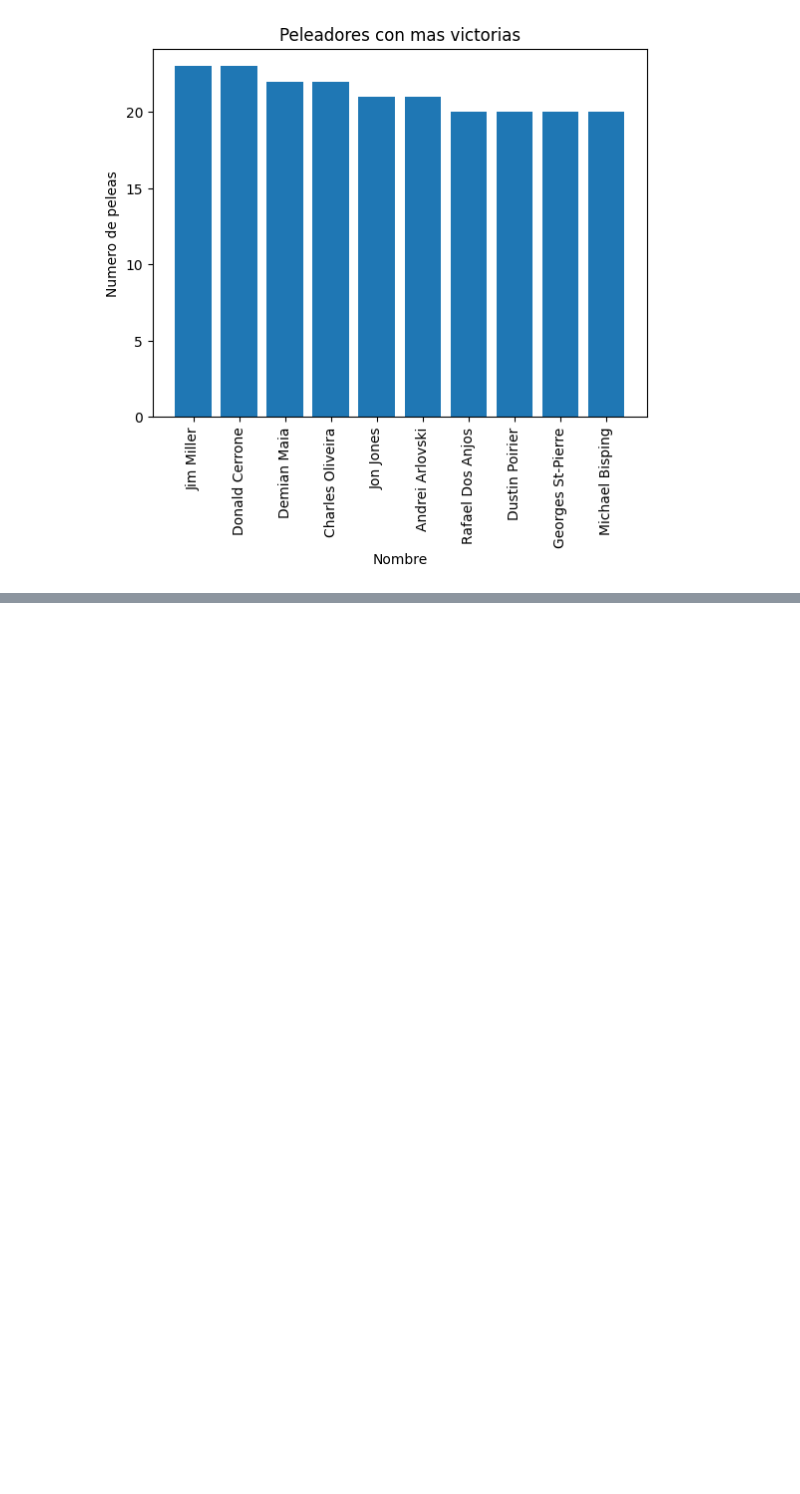
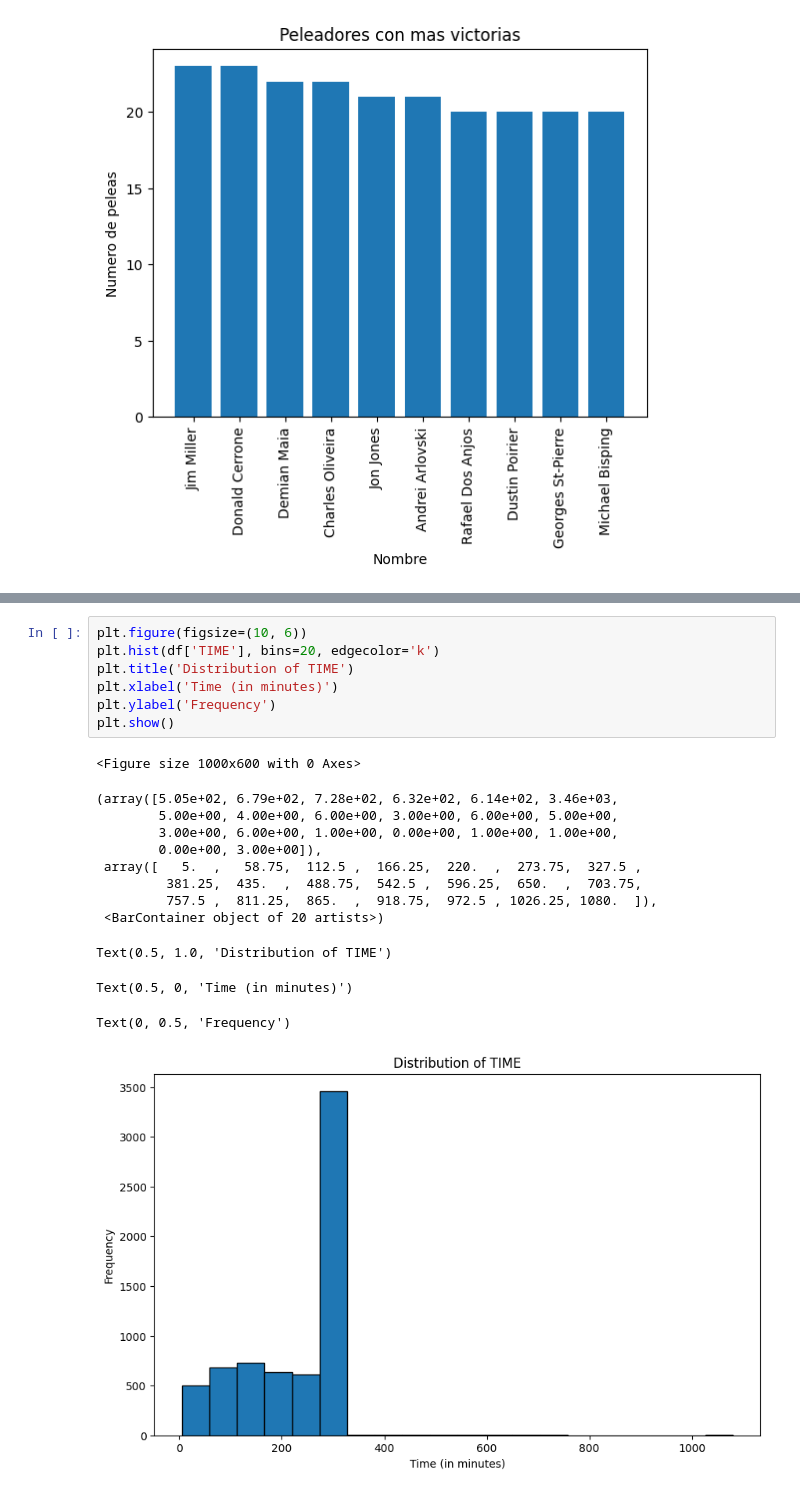
Before and after one commit to YaotecatlMtz/analisisUFC, a Jupyter notebook: primeraEntregaProyecto.ipynb, the cells around one changed output, grey strips where cells are left out. Saved outputs shown, nothing was run; the diff lists cells and outputs as text; blank space fills up the shorter version.

```diff
--- a/primeraEntregaProyecto.ipynb
+++ b/primeraEntregaProyecto.ipynb
@@ -802,0 +893,21 @@ Text(0.5, 1.0, 'Peleadores con mas victorias')
+# %%
+plt.figure(figsize=(10, 6))
+plt.hist(df['TIME'], bins=20, edgecolor='k')
+plt.title('Distribution of TIME')
+plt.xlabel('Time (in minutes)')
+plt.ylabel('Frequency')
+plt.show()
+# %% [output]
+<Figure size 1000x600 with 0 Axes>
+(array([5.05e+02, 6.79e+02, 7.28e+02, 6.32e+02, 6.14e+02, 3.46e+03,
+        5.00e+00, 4.00e+00, 6.00e+00, 3.00e+00, 6.00e+00, 5.00e+00,
+        3.00e+00, 6.00e+00, 1.00e+00, 0.00e+00, 1.00e+00, 1.00e+00,
+        0.00e+00, 3.00e+00]),
+ array([   5.  ,   58.75,  112.5 ,  166.25,  220.  ,  273.75,  327.5 ,
+         381.25,  435.  ,  488.75,  542.5 ,  596.25,  650.  ,  703.75,
+         757.5 ,  811.25,  865.  ,  918.75,  972.5 , 1026.25, 1080.  ]),
+ <BarContainer object of 20 artists>)
+Text(0.5, 1.0, 'Distribution of TIME')
+Text(0.5, 0, 'Time (in minutes)')
+Text(0, 0.5, 'Frequency')
+[figure, added]
```
Also changed, not shown: parts of 9 cells of this notebook.
